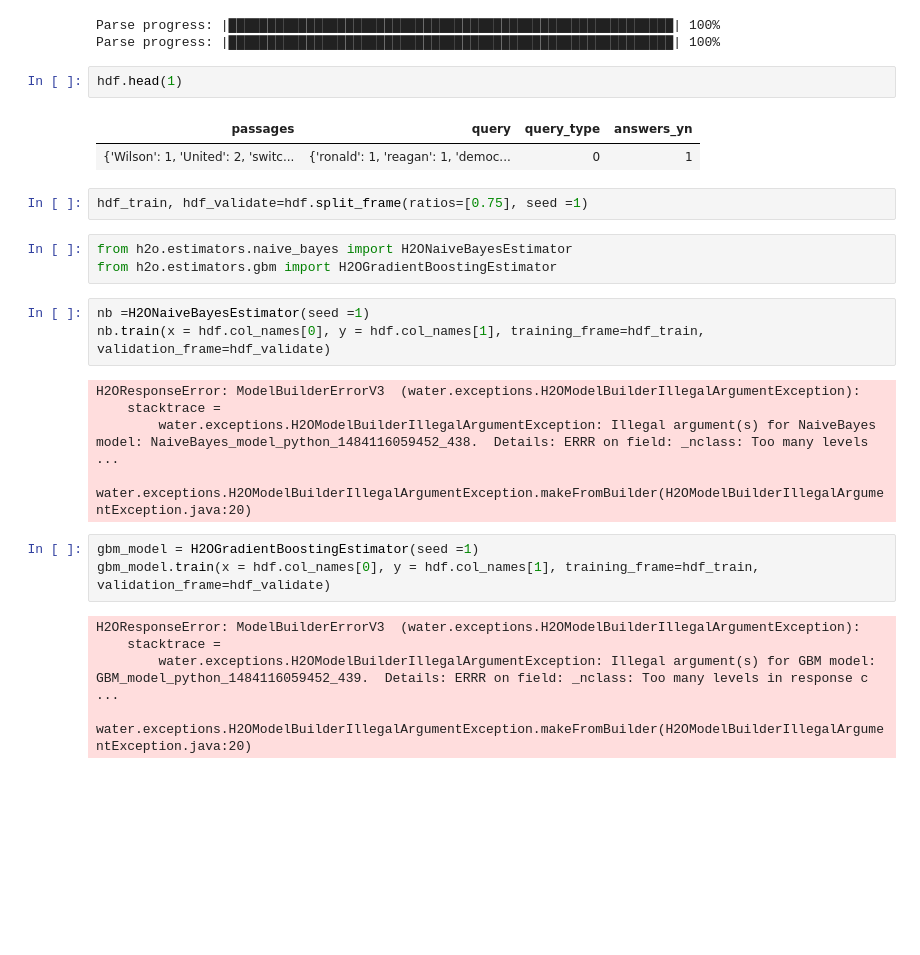
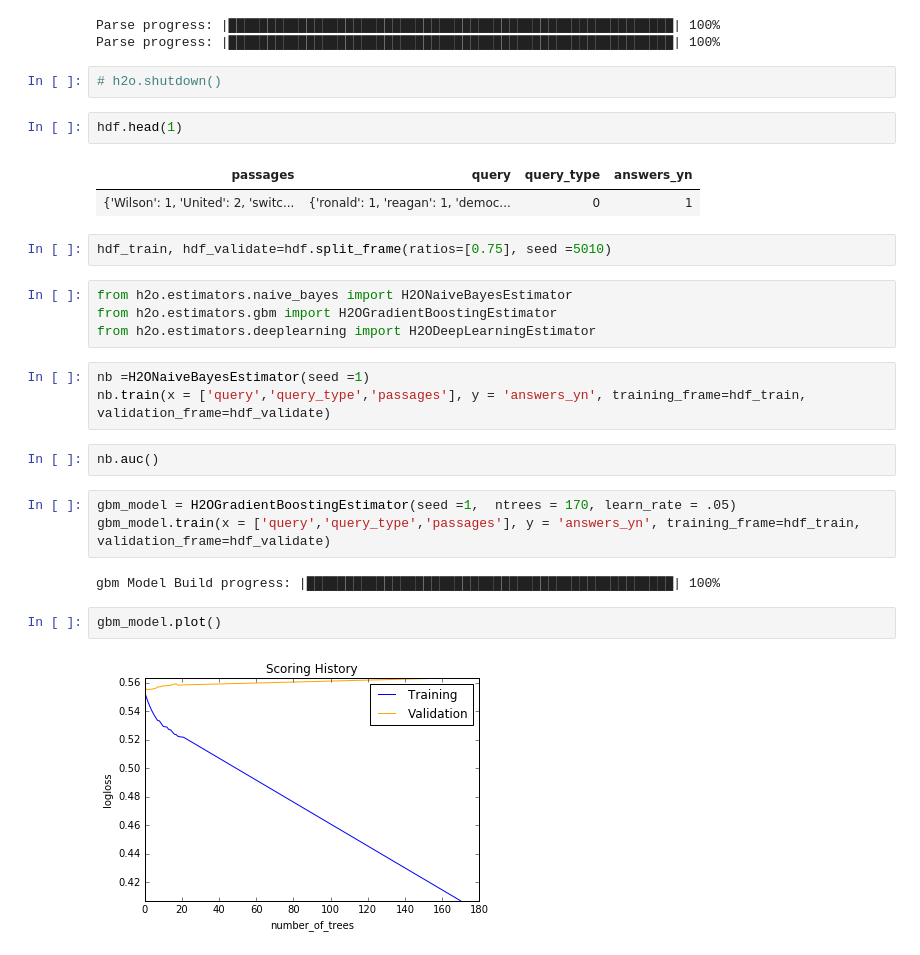
Before and after one commit to hamzafar/virtual_chat, a Jupyter notebook: Marco Bag of words and tf-idf pandas-2.ipynb, the cells around one changed output. Saved outputs shown, nothing was run; the diff lists cells and outputs as text; blank space fills up the shorter version.

Commit message:
deep learning

```diff
--- a/Marco Bag of words and tf-idf pandas-2.ipynb
+++ b/Marco Bag of words and tf-idf pandas-2.ipynb
@@ -89,29 +99,30 @@ hdf = h2o.H2OFrame.cbind(hdf_tf,h2o.H2OFrame.asfactor(hdf_target))
 # %% [output]
 Parse progress: |█████████████████████████████████████████████████████████| 100%
 Parse progress: |█████████████████████████████████████████████████████████| 100%
+# %%
+# h2o.shutdown()
 # %%
 hdf.head(1)
 # %% [output]
 | passages | query | query_type | answers_yn |
 | {'Wilson': 1, 'United': 2, 'switc... | {'ronald': 1, 'reagan': 1, 'democ... | 0 | 1 |
 # %%
-hdf_train, hdf_validate=hdf.split_frame(ratios=[0.75], seed =1)
+hdf_train, hdf_validate=hdf.split_frame(ratios=[0.75], seed =5010)
 # %%
 from h2o.estimators.naive_bayes import H2ONaiveBayesEstimator
 from h2o.estimators.gbm import H2OGradientBoostingEstimator
+from h2o.estimators.deeplearning import H2ODeepLearningEstimator
 # %%
 nb =H2ONaiveBayesEstimator(seed =1)
-nb.train(x = hdf.col_names[0], y = hdf.col_names[1], training_frame=hdf_train, validation_frame=hdf_validate)
+nb.train(x = ['query','query_type','passages'], y = 'answers_yn', training_frame=hdf_train, validation_frame=hdf_validate)
-# %% [output]
-H2OResponseError: ModelBuilderErrorV3  (water.exceptions.H2OModelBuilderIllegalArgumentException):
-    stacktrace =
-        water.exceptions.H2OModelBuilderIllegalArgumentException: Illegal argument(s) for NaiveBayes model: NaiveBayes_model_python_1484116059452_438.  Details: ERRR on field: _nclass: Too many levels ...
-        water.exceptions.H2OModelBuilderIllegalArgumentException.makeFromBuilder(H2OModelBuilderIllegalArgumentException.java:20)
+# %%
+nb.auc()
 # %%
-gbm_model = H2OGradientBoostingEstimator(seed =1)
-gbm_model.train(x = hdf.col_names[0], y = hdf.col_names[1], training_frame=hdf_train, validation_frame=hdf_validate)
+gbm_model = H2OGradientBoostingEstimator(seed =1,  ntrees = 170, learn_rate = .05)
+gbm_model.train(x = ['query','query_type','passages'], y = 'answers_yn', training_frame=hdf_train, validation_frame=hdf_validate)
 # %% [output]
-H2OResponseError: ModelBuilderErrorV3  (water.exceptions.H2OModelBuilderIllegalArgumentException):
-    stacktrace =
-        water.exceptions.H2OModelBuilderIllegalArgumentException: Illegal argument(s) for GBM model: GBM_model_python_1484116059452_439.  Details: ERRR on field: _nclass: Too many levels in response c ...
-        water.exceptions.H2OModelBuilderIllegalArgumentException.makeFromBuilder(H2OModelBuilderIllegalArgumentException.java:20)
+gbm Model Build progress: |███████████████████████████████████████████████| 100%
+# %%
+gbm_model.plot()
+# %% [output]
+[figure, added]
```
Also changed, not shown: parts of 10 cells of this notebook, 1 other file.
